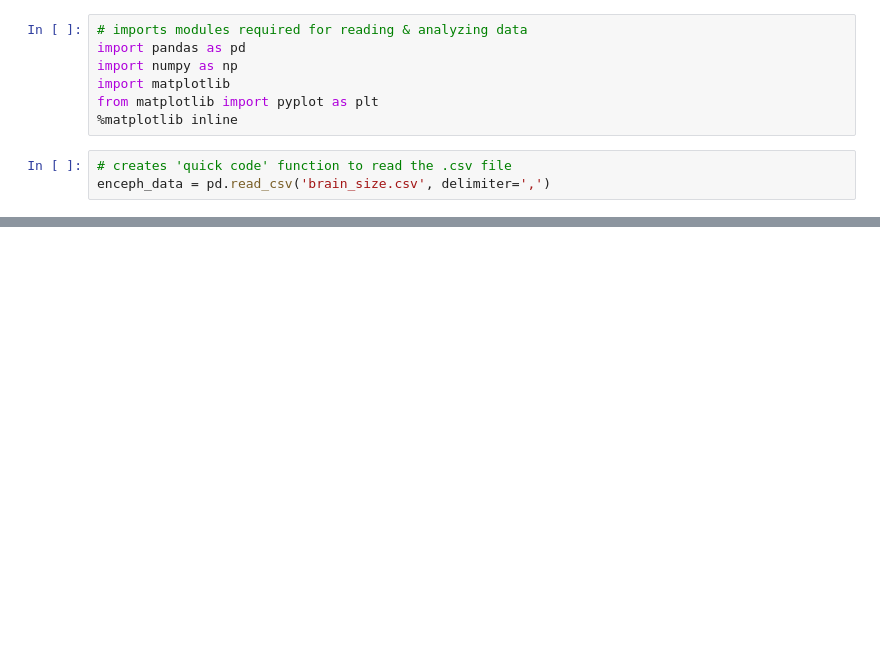
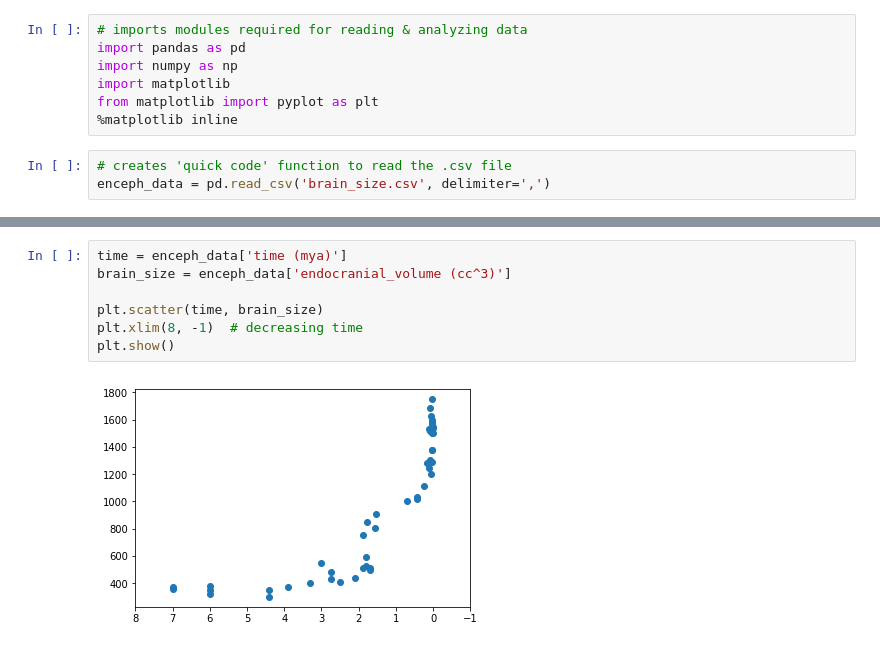
Before and after one commit to djdebonis/enceph, a Jupyter notebook: enceph_code.ipynb, the cells around one changed output, grey strips where cells are left out. Drawn from its saved outputs; the diff is of its cells as text; blank space fills up the shorter version.

```diff
--- a/enceph_code.ipynb
+++ b/enceph_code.ipynb
@@ -28,3 +28,12 @@ enceph_data
 | 47 | homo_sapiens | 0.014 | 1550.0 | NaN | 48.915 | M | NaN | ... |
 | 48 | homo_sapiens | 0.010 | 1500.0 | NaN | 68.162 | M | NaN | ... |
 | 49 | homo_sapiens | 0.008 | 1540.0 | NaN | 50.182 | M | NaN | ... |
+# %%
+time = enceph_data['time (mya)']
+brain_size = enceph_data['endocranial_volume (cc^3)']
+
+plt.scatter(time, brain_size)
+plt.xlim(8, -1)  # decreasing time
+plt.show()
+# %% [output]
+[figure, added]
```
Also changed, not shown: 1 other file.
